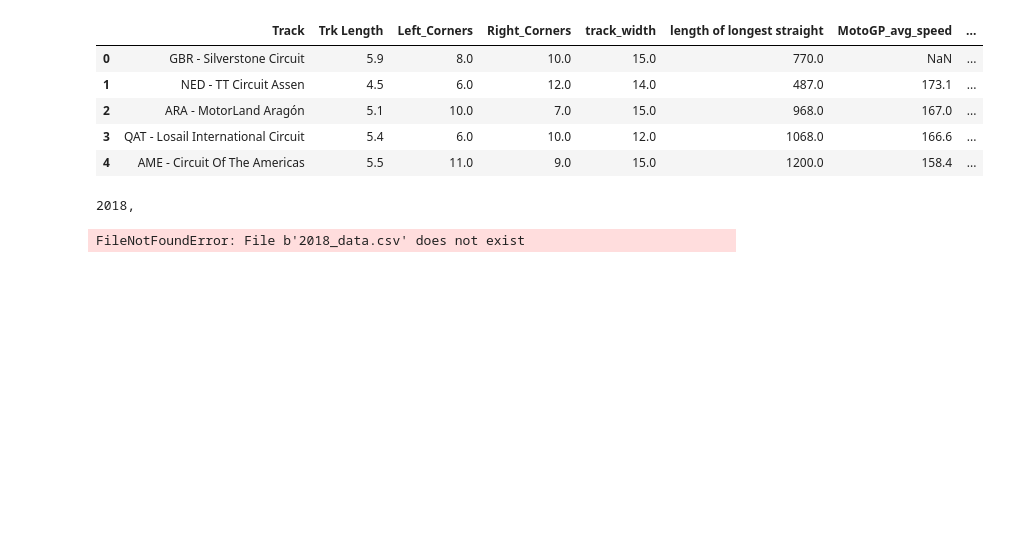
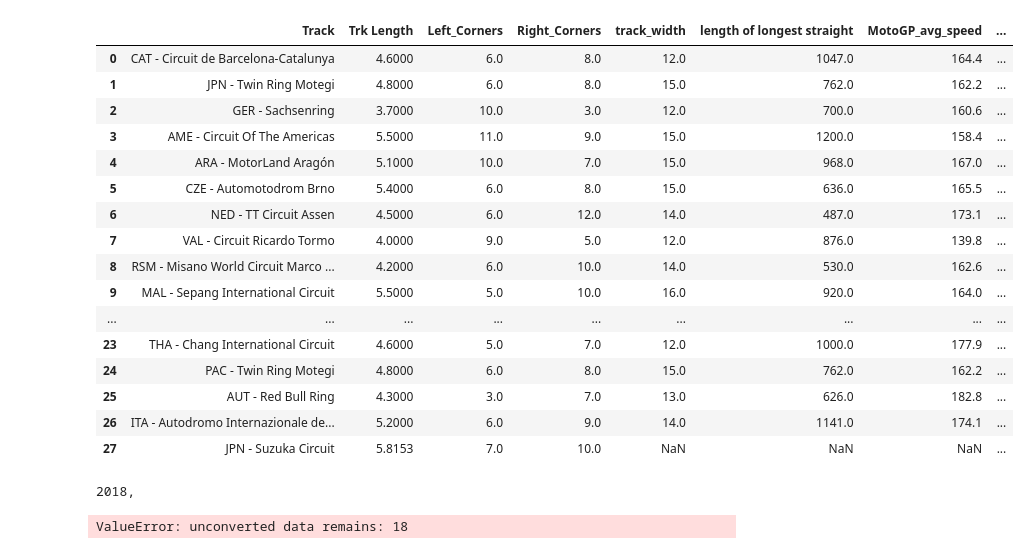
Before and after one commit to GrumpiestToast/motoGP_data, a Jupyter notebook: gp_data_combine.ipynb, the cells around one changed output. Saved outputs shown, nothing was run; the diff lists cells and outputs as text; code cells hidden in the pictures; blank space fills up the shorter version.

```diff
--- a/gp_data_combine.ipynb
+++ b/gp_data_combine.ipynb
@@ -6,16 +6,27 @@ import pandas as pd
 from datetime import datetime, timedelta
 import calendar
 # %%
-rt =pd.read_csv('Racetrack_data.csv', index_col=0)
+rc =pd.read_csv('Racetrack_data.csv', index_col=0)
-# %%
-rt.head()
-# %% [output]
-|  | Track | Trk Length | Left_Corners | Right_Corners | track_width | length of longest straight | MotoGP_avg_speed | ... |
-| 0 | GBR - Silverstone Circuit | 5.9 | 8.0 | 10.0 | 15.0 | 770.0 | NaN | ... |
-| 1 | NED - TT Circuit Assen | 4.5 | 6.0 | 12.0 | 14.0 | 487.0 | 173.1 | ... |
-| 2 | ARA - MotorLand Aragón | 5.1 | 10.0 | 7.0 | 15.0 | 968.0 | 167.0 | ... |
-| 3 | QAT - Losail International Circuit | 5.4 | 6.0 | 10.0 | 12.0 | 1068.0 | 166.6 | ... |
-| 4 | AME - Circuit Of The Americas | 5.5 | 11.0 | 9.0 | 15.0 | 1200.0 | 158.4 | ... |
+# %%
+rc
+# %% [output]
+|  | Track | Trk Length | Left_Corners | Right_Corners | track_width | length of longest straight | MotoGP_avg_speed | ... |
+| 0 | CAT - Circuit de Barcelona-Catalunya | 4.6000 | 6.0 | 8.0 | 12.0 | 1047.0 | 164.4 | ... |
+| 1 | JPN - Twin Ring Motegi | 4.8000 | 6.0 | 8.0 | 15.0 | 762.0 | 162.2 | ... |
+| 2 | GER - Sachsenring | 3.7000 | 10.0 | 3.0 | 12.0 | 700.0 | 160.6 | ... |
+| 3 | AME - Circuit Of The Americas | 5.5000 | 11.0 | 9.0 | 15.0 | 1200.0 | 158.4 | ... |
+| 4 | ARA - MotorLand Aragón | 5.1000 | 10.0 | 7.0 | 15.0 | 968.0 | 167.0 | ... |
+| 5 | CZE - Automotodrom Brno | 5.4000 | 6.0 | 8.0 | 15.0 | 636.0 | 165.5 | ... |
+| 6 | NED - TT Circuit Assen | 4.5000 | 6.0 | 12.0 | 14.0 | 487.0 | 173.1 | ... |
+| 7 | VAL - Circuit Ricardo Tormo | 4.0000 | 9.0 | 5.0 | 12.0 | 876.0 | 139.8 | ... |
+| 8 | RSM - Misano World Circuit Marco ... | 4.2000 | 6.0 | 10.0 | 14.0 | 530.0 | 162.6 | ... |
+| 9 | MAL - Sepang International Circuit | 5.5000 | 5.0 | 10.0 | 16.0 | 920.0 | 164.0 | ... |
+| ... | ... | ... | ... | ... | ... | ... | ... | ... |
+| 23 | THA - Chang International Circuit | 4.6000 | 5.0 | 7.0 | 12.0 | 1000.0 | 177.9 | ... |
+| 24 | PAC - Twin Ring Motegi | 4.8000 | 6.0 | 8.0 | 15.0 | 762.0 | 162.2 | ... |
+| 25 | AUT - Red Bull Ring | 4.3000 | 3.0 | 7.0 | 13.0 | 626.0 | 182.8 | ... |
+| 26 | ITA - Autodromo Internazionale de... | 5.2000 | 6.0 | 9.0 | 14.0 | 1141.0 | 174.1 | ... |
+| 27 | JPN - Suzuka Circuit | 5.8153 | 7.0 | 10.0 | NaN | NaN | NaN | ... |
 # %%
 years=['2002','2003','2004,''2005', '2006', '2007', '2008', '2009', '2010', '2011', '2012', '2013', '2014', '2015', '2016', '2017','2018']
 
@@ -86,16 +97,16 @@ dfs = []
 rows_read = []
 for yr in reversed(years):
     print(yr, end=', ')
-    df = pd.read_csv(yr+'_data.csv', index_col=0, parse_dates=['Date'], date_parser=dateparser)
+    df = pd.read_csv('./archive/'+yr+'_data.csv', index_col=0, parse_dates=['Date'], date_parser=dateparser)
     df['Track_Temp'] = df['Track_Temp'].map(lambda x: int(x[:2]) if isNumber(subset(x,2)) else x)
     df['Air_Temp'] = df['Air_Temp'].map(lambda x: int(x[:2]) if isNumber(subset(x,2)) else x)
     df['Humidity'] = df['Humidity'].map(lambda x: float(x[:2])/100 if isNumber(subset(x,2)) else x)
     df['Finish_Time'] = timeparser(df.Time)
-    df['GP'] = df.TRK.map(lambda x: x+' - ') + df.Track.map(lambda x: x.split(' - ')[1])
-    df = df.merge(rt, on='GP', how='left')
+    df['Track'] = df.TRK.map(lambda x: x+' - ') + df.Track.map(lambda x: x.split(' - ')[1])
+    df = df.merge(rc, on='Track', how='left')
     rows_read.append(len(df))
     dfs.append(df)
 print('Complete!')
 # %% [output]
 2018,
-FileNotFoundError: File b'2018_data.csv' does not exist
+ValueError: unconverted data remains: 18
```
Also changed, not shown: parts of 1 cell of this notebook, 21 other files.
